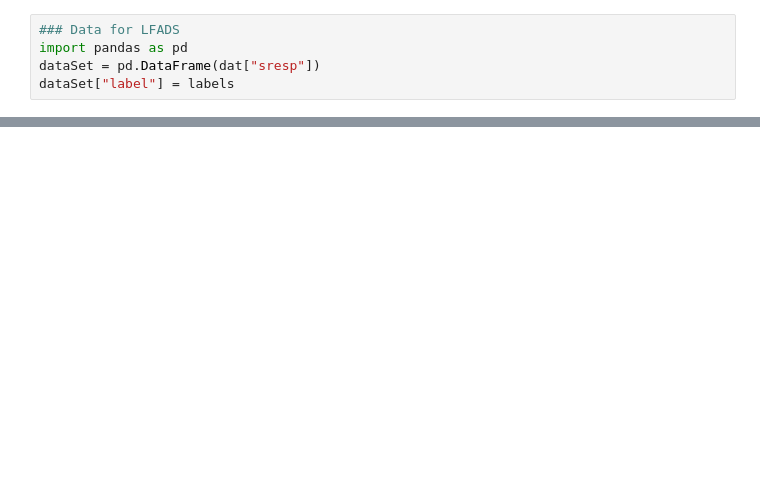
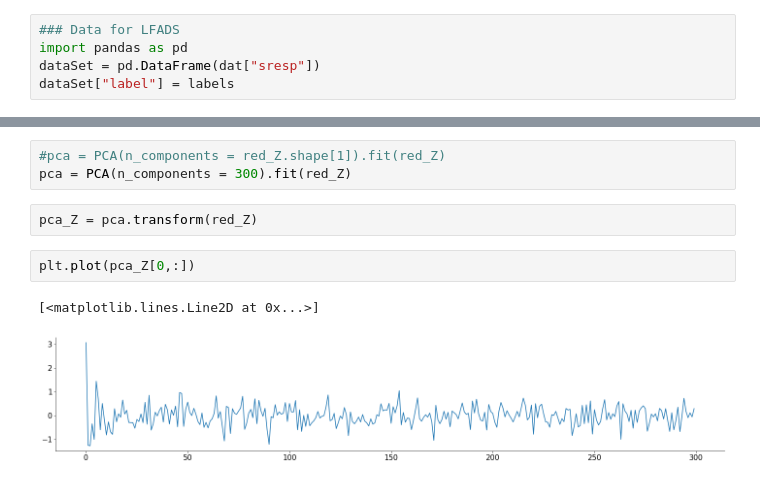
Before and after one commit to sazio/NMAs, a Jupyter notebook: src/EDA_Stringer_Dataset.ipynb, the cells around one changed output, grey strips where cells are left out. Cells and saved outputs as stored; diff of their text form; blank space fills up the shorter version.

```diff
--- a/src/EDA_Stringer_Dataset.ipynb
+++ b/src/EDA_Stringer_Dataset.ipynb
@@ -96,0 +140,10 @@ plt.plot(dat["sresp"][:,1])
+# %%
+#pca = PCA(n_components = red_Z.shape[1]).fit(red_Z)
+pca = PCA(n_components = 300).fit(red_Z)
+# %%
+pca_Z = pca.transform(red_Z)
+# %%
+plt.plot(pca_Z[0,:])
+# %% [output]
+[<matplotlib.lines.Line2D at 0x...>]
+[figure, added]
```
Also changed, not shown: parts of 13 cells of this notebook.
